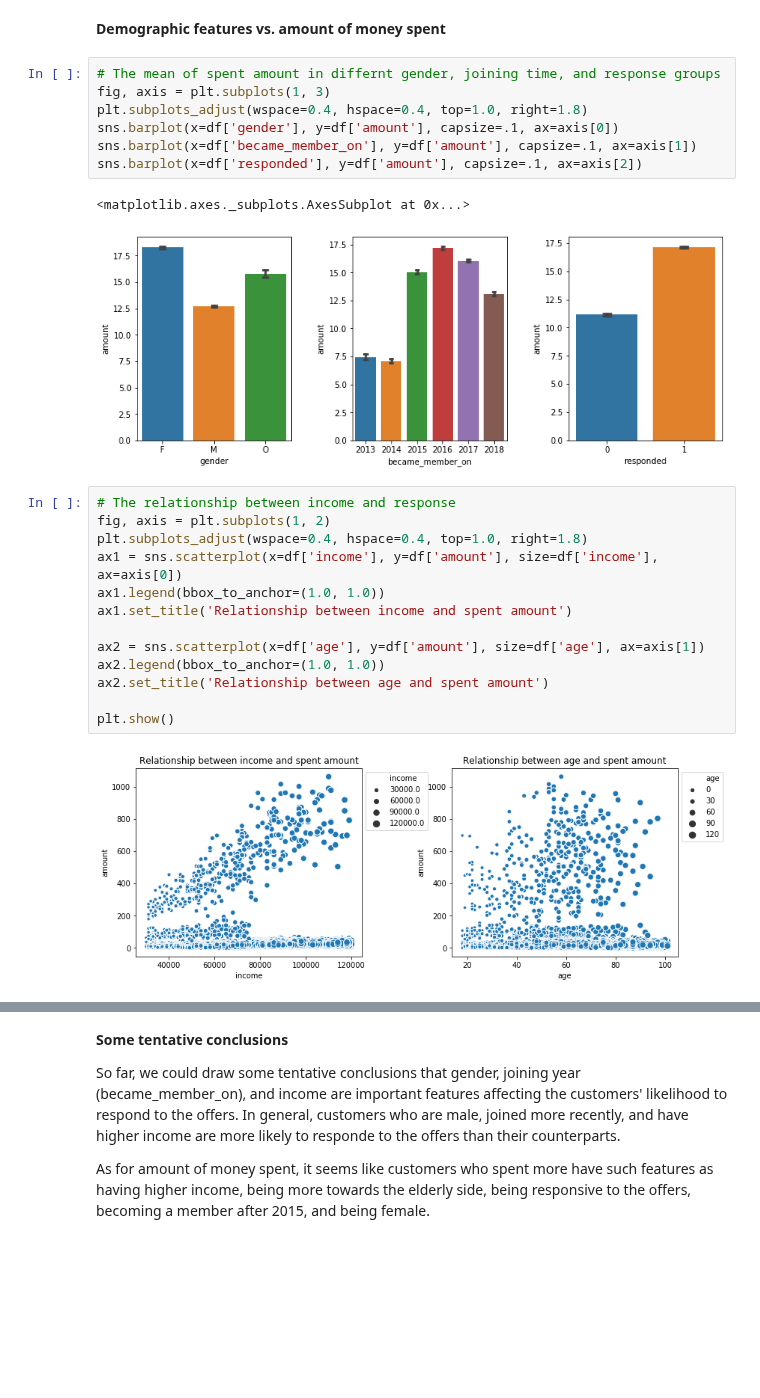
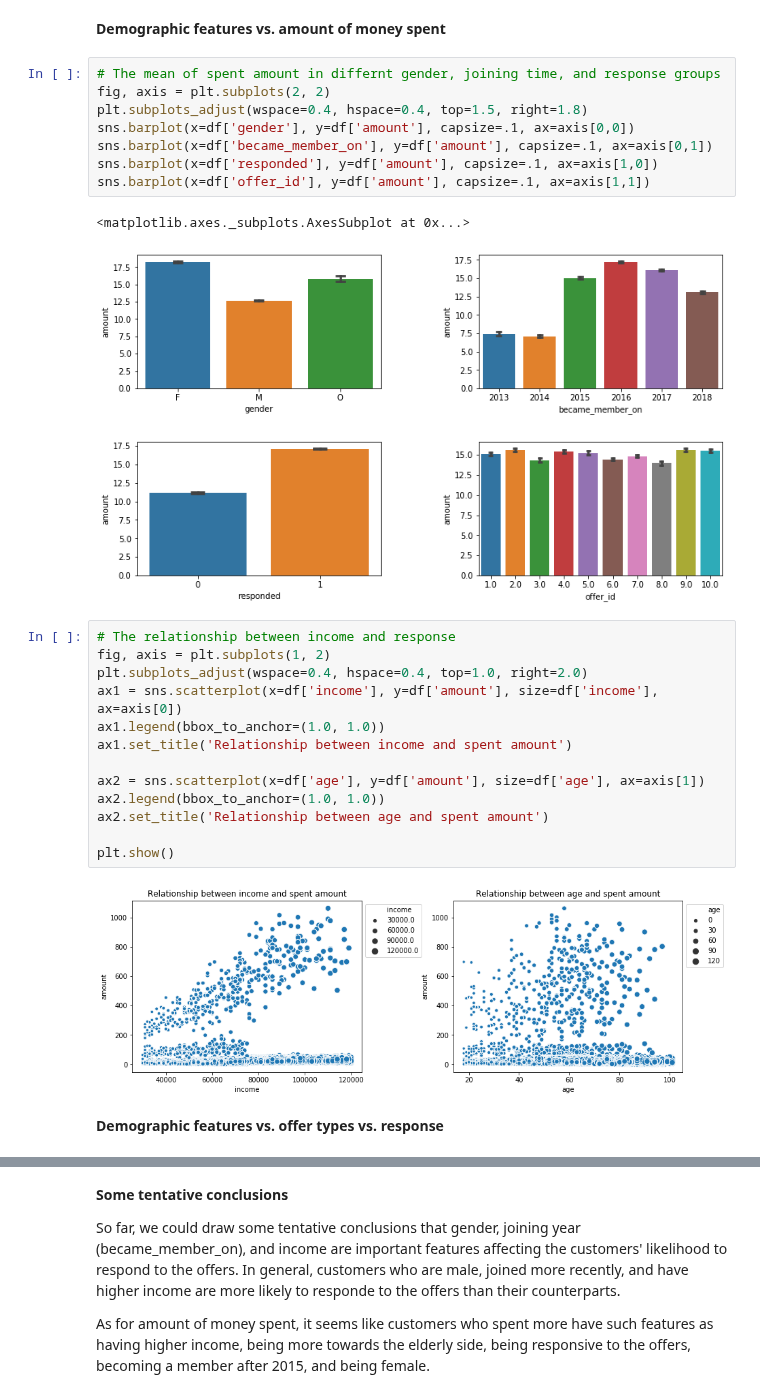
Before and after one commit to Kilie/starbucks, a Jupyter notebook: Starbucks_Capstone_notebook.ipynb, the cells around one changed output, grey strips where cells are left out. Drawn from its saved outputs; the diff is of its cells as text; blank space fills up the shorter version.

```diff
--- a/Starbucks_Capstone_notebook.ipynb
+++ b/Starbucks_Capstone_notebook.ipynb
@@ -615,18 +615,19 @@ sns.barplot(x=df['responded'], y=df['age'], capsize=.1, ax=axis[1])
 **Demographic features vs. amount of money spent**
 # %%
 # The mean of spent amount in differnt gender, joining time, and response groups
-fig, axis = plt.subplots(1, 3)
-plt.subplots_adjust(wspace=0.4, hspace=0.4, top=1.0, right=1.8)
-sns.barplot(x=df['gender'], y=df['amount'], capsize=.1, ax=axis[0])
-sns.barplot(x=df['became_member_on'], y=df['amount'], capsize=.1, ax=axis[1])
-sns.barplot(x=df['responded'], y=df['amount'], capsize=.1, ax=axis[2])
+fig, axis = plt.subplots(2, 2)
+plt.subplots_adjust(wspace=0.4, hspace=0.4, top=1.5, right=1.8)
+sns.barplot(x=df['gender'], y=df['amount'], capsize=.1, ax=axis[0,0])
+sns.barplot(x=df['became_member_on'], y=df['amount'], capsize=.1, ax=axis[0,1])
+sns.barplot(x=df['responded'], y=df['amount'], capsize=.1, ax=axis[1,0])
+sns.barplot(x=df['offer_id'], y=df['amount'], capsize=.1, ax=axis[1,1])
 # %% [output]
 <matplotlib.axes._subplots.AxesSubplot at 0x...>
-[figure, old version]
+[figure, new version]
 # %%
 # The relationship between income and response
 fig, axis = plt.subplots(1, 2)
-plt.subplots_adjust(wspace=0.4, hspace=0.4, top=1.0, right=1.8)
+plt.subplots_adjust(wspace=0.4, hspace=0.4, top=1.0, right=2.0)
 ax1 = sns.scatterplot(x=df['income'], y=df['amount'], size=df['income'], ax=axis[0])
 ax1.legend(bbox_to_anchor=(1.0, 1.0))
 ax1.set_title('Relationship between income and spent amount')
@@ -637,4 +638,6 @@ ax2.set_title('Relationship between age and spent amount')
 
 plt.show()
 # %% [output]
-[figure, old version]
+[figure, new version]
+# %% [markdown]
+**Demographic features vs. offer types vs. response**
```
Also changed, not shown: parts of 1 cell of this notebook.
